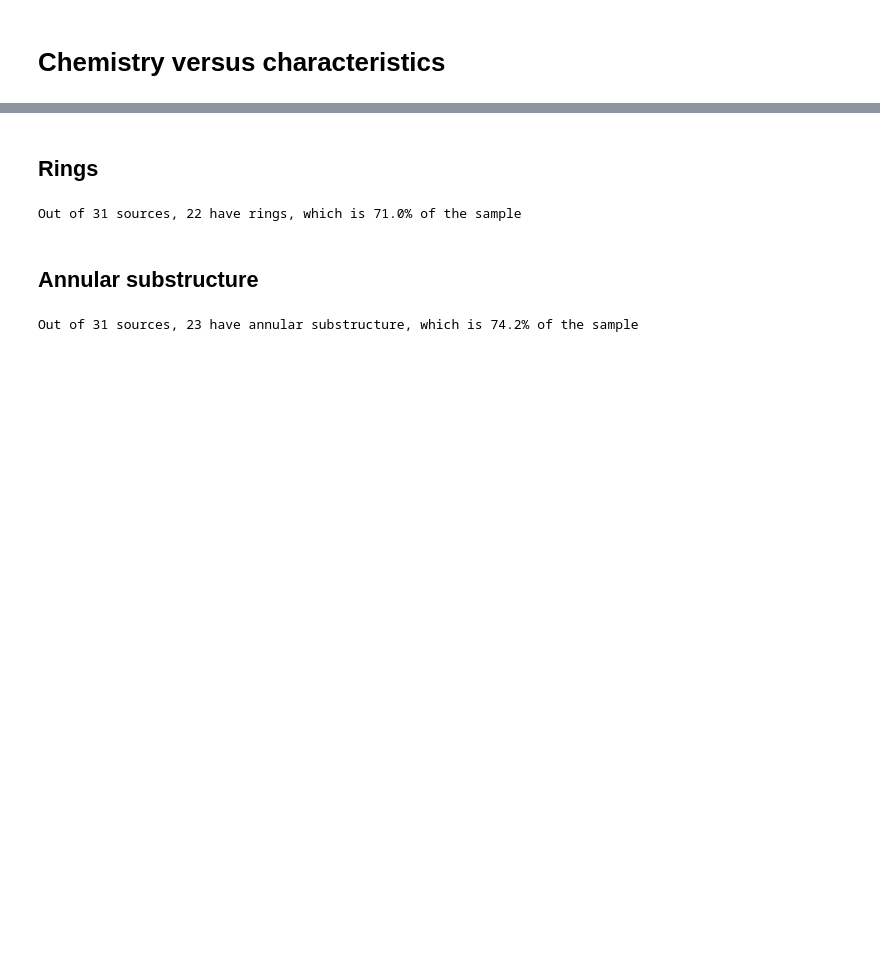
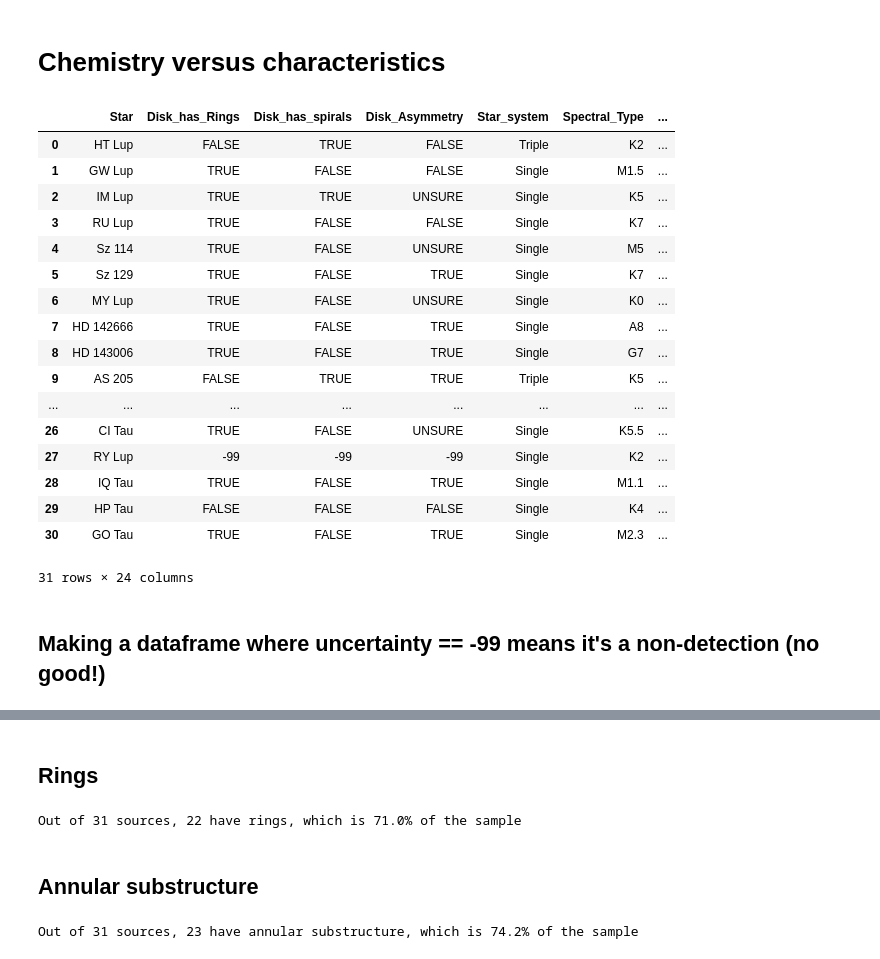
Before and after one commit to annadignan/ursi2022, a Jupyter notebook: summer2022research.ipynb, the cells around one changed output, grey strips where cells are left out. Saved outputs shown, nothing was run; the diff lists cells and outputs as text; code cells hidden in the pictures; blank space fills up the shorter version.

```diff
--- a/summer2022research.ipynb
+++ b/summer2022research.ipynb
@@ -3,15 +3,51 @@
 # %%
 #import statements
 import numpy as np
 import matplotlib.pyplot as plt
 import pandas as pd
 
 #loading in data
 info1=pd.read_csv('/Users/annadignan/ursi2022/sources_info1.csv')
 info1=pd.DataFrame(info1)
 
 info2=pd.read_csv('/Users/annadignan/ursi2022/sources_info2.csv',skipfooter=8)
 info2=pd.DataFrame(info2)
 
 #merge two dataframes into one
 info_master=pd.merge(info1,info2,on='Star',how='outer')
+
+#pulling in columns I want (name, star system, disk characteristics, molecular info)
+info_master = pd.DataFrame(info_master, columns= ['Star','Disk_has_Rings','Disk_has_spirals','Disk_Asymmetry',
+                                     'Star_system','Spectral_Type',
+                                     'OH_23_2_microns','OH_23_2_microns_uncertainty','OH_27_6_microns','OH_27_6_microns_uncertainty',
+                                     'HCN_flux','HCN_flux_uncertainty',
+                                     'C2H2_flux','C2H2_flux_uncertainty',
+                                     'H2O_15_17_microns','H2O_15_17_uncertainty',
+                                     'H2O_17_22_microns','H2O_17_22_uncertainty',
+                                     'H2O_29_85_microns','H2O_29_85_uncertainty',
+                                     'CO2_flux','CO2_flux_uncertainty',
+                                    'NeII_12_8_flux','NeII_12_8_flux_uncertainty'
+                                    ])
+
+info_master
+# %% [output]
+|  | Star | Disk_has_Rings | Disk_has_spirals | Disk_Asymmetry | Star_system | Spectral_Type | ... |
+| 0 | HT Lup | FALSE | TRUE | FALSE | Triple | K2 | ... |
+| 1 | GW Lup | TRUE | FALSE | FALSE | Single | M1.5 | ... |
+| 2 | IM Lup | TRUE | TRUE | UNSURE | Single | K5 | ... |
+| 3 | RU Lup | TRUE | FALSE | FALSE | Single | K7 | ... |
+| 4 | Sz 114 | TRUE | FALSE | UNSURE | Single | M5 | ... |
+| 5 | Sz 129 | TRUE | FALSE | TRUE | Single | K7 | ... |
+| 6 | MY Lup | TRUE | FALSE | UNSURE | Single | K0 | ... |
+| 7 | HD 142666 | TRUE | FALSE | TRUE | Single | A8 | ... |
+| 8 | HD 143006 | TRUE | FALSE | TRUE | Single | G7 | ... |
+| 9 | AS 205 | FALSE | TRUE | TRUE | Triple | K5 | ... |
+| ... | ... | ... | ... | ... | ... | ... | ... |
+| 26 | CI Tau | TRUE | FALSE | UNSURE | Single | K5.5 | ... |
+| 27 | RY Lup | -99 | -99 | -99 | Single | K2 | ... |
+| 28 | IQ Tau | TRUE | FALSE | TRUE | Single | M1.1 | ... |
+| 29 | HP Tau | FALSE | FALSE | FALSE | Single | K4 | ... |
+| 30 | GO Tau | TRUE | FALSE | TRUE | Single | M2.3 | ... |
+31 rows × 24 columns
+# %% [markdown]
+## Making a dataframe where uncertainty == -99 means it's a non-detection (no good!)
```
Also changed, not shown: parts of 16 cells of this notebook, 3 other files.
